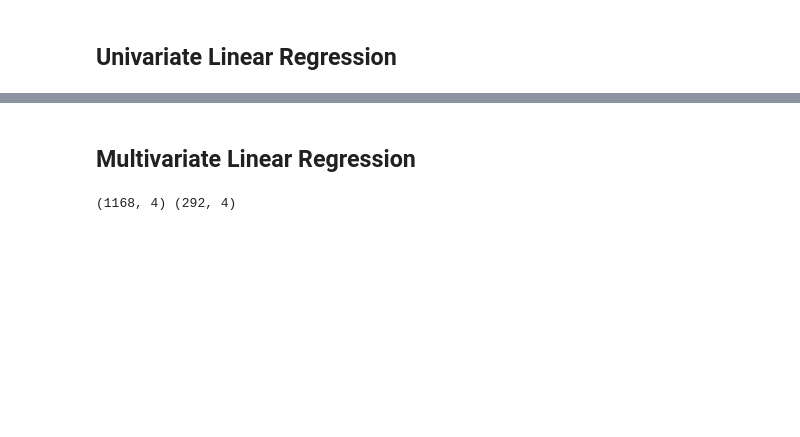
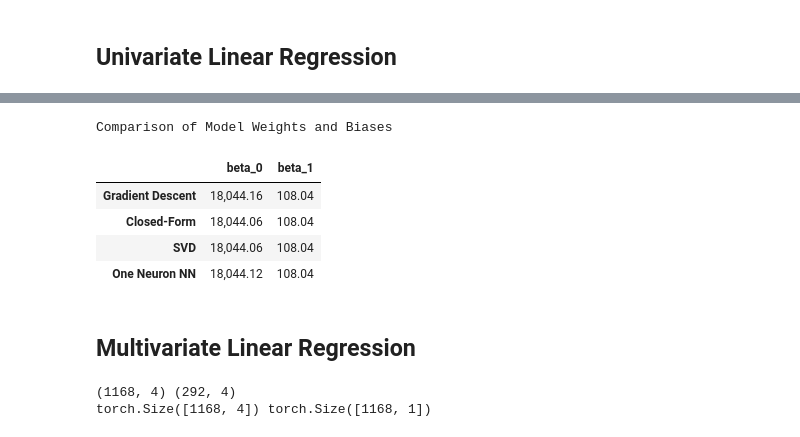
Before and after one commit to guill-mr/DL_TA_Sessions, a Jupyter notebook: session_1/TA1_linreg.ipynb, the cells around one changed output, grey strips where cells are left out. Drawn from its saved outputs; the diff is of its cells as text; code cells hidden in the pictures; blank space fills up the shorter version.

```diff
--- a/session_1/TA1_linreg.ipynb
+++ b/session_1/TA1_linreg.ipynb
@@ -159,7 +180,10 @@ display(df_train.head(), df_test.head())
 X_train, X_test = df_train[["GrLivArea", ]].copy(), df_test[["GrLivArea"]].copy()
 y_train, y_test = df_train["SalePrice"].copy(), df_test["SalePrice"].copy()
 
+X_tensor = torch.tensor(X_train.values, dtype=torch.float32)
+y_tensor = torch.tensor(y_train.values, dtype=torch.float32).view(-1, 1)
+
 print(X_train.shape, X_test.shape) # (1168, 1) (292, 1)
-print(X_train, X_test)
+print(X_tensor.shape, y_tensor.shape) # torch.Size([1168, 1]) torch.Size([1168, 1])
 # %% [output]
 (1168, 1) (292, 1)
@@ -184,7 +193,7 @@ linreg = LinearRegressionModel(
                 learning_rate = 0.05,
                 n_iterations = 10000,
                 tol = 1e-6,
-                verbose = True,
+                verbose = False,
                 standardize = True
             )
 
@@ -241,0 +218,12 @@ Beta 1 using SVD: 108.04
+# %%
+neuralnet = OnePunchModel(
+                input_dim = X_tensor.shape[1],
+                learning_rate = 0.05,
+                epochs = 10000,
+                standardize = True,
+                verbose = True
+            )
+
+neuralnet.fit(X_tensor, y_tensor)
+nn_params = neuralnet.get_weights()
+print(nn_params)
@@ -242,3 +242,18 @@ Beta 1 using SVD: 108.04
+# %%
+comparison = compare_parameters(
+    dict1=fit_params['params_gd'], name1="Gradient Descent",
+    dict2=fit_params['closed_form_params'], name2="Closed-Form",
+    dict3=fit_params['svd_params'], name3="SVD",
+    dict4=nn_params, name4="One Neuron NN"
+)
+display(comparison)
+# %% [output]
+Comparison of Model Weights and Biases
+|  | beta_0 | beta_1 |
+| Gradient Descent | 18,044.16 | 108.04 |
+| Closed-Form | 18,044.06 | 108.04 |
+| SVD | 18,044.06 | 108.04 |
+| One Neuron NN | 18,044.12 | 108.04 |
 # %% [markdown]
 ## Multivariate Linear Regression
 # %%
@@ -249,9 +264,14 @@ Beta 1 using SVD: 108.04
 X_train, X_test = df_train[["GrLivArea", "OverallQual", "GarageCars", "FullBath"]].copy(), df_test[["GrLivArea", "OverallQual", "GarageCars", "FullBath"]].copy()
 y_train, y_test = df_train["SalePrice"].copy(), df_test["SalePrice"].copy()
 
-print(X_train.shape, X_test.shape) # (1168, 2) (292, 2)
+X_tensor  = torch.tensor(X_train.values, dtype=torch.float32)
+y_tensor = torch.tensor(y_train.values, dtype=torch.float32).view(-1, 1)
+
+print(X_train.shape, X_test.shape)
+print(X_tensor.shape, y_tensor.shape)
 # %% [output]
 (1168, 4) (292, 4)
+torch.Size([1168, 4]) torch.Size([1168, 1])
 # %%
 linreg = LinearRegressionModel(
                 learning_rate = 0.05,
```
Also changed, not shown: parts of 19 cells of this notebook, 1 other file.
